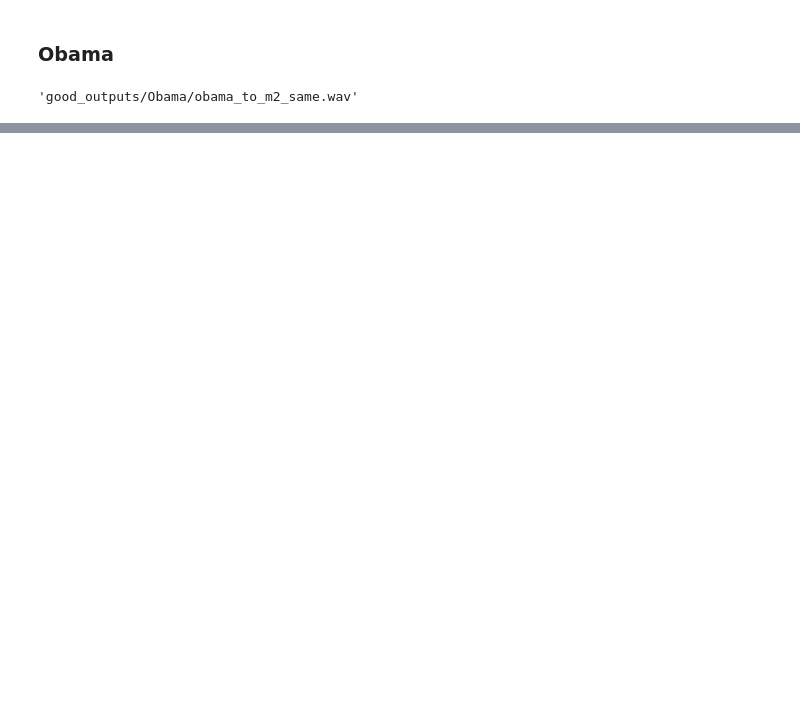
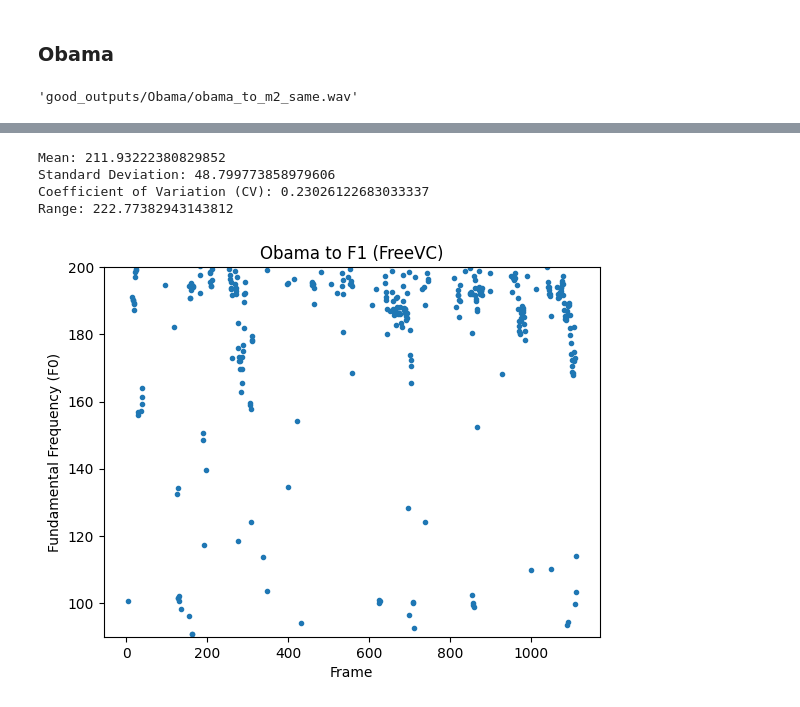
Before and after one commit to ndsoham/PSI-Prosody-Experiment, a Jupyter notebook: Timbre-Conversion-FreeVC.ipynb, the cells around one changed output, grey strips where cells are left out. Cells and saved outputs as stored; diff of their text form; code cells hidden in the pictures; blank space fills up the shorter version.

```diff
--- a/Timbre-Conversion-FreeVC.ipynb
+++ b/Timbre-Conversion-FreeVC.ipynb
@@ -102,0 +140,9 @@ FreeVC.voice_conversion_to_file(
+# %%
+obama_to_f1_f0s = estimate_frequencies("good_outputs/Obama/FreeVC/obama_to_f1.wav", "Obama to F1 (FreeVC)")
+print_statistics(obama_to_f1_f0s)
+# %% [output]
+Mean: 211.93222380829852
+Standard Deviation: 48.799773858979606
+Coefficient of Variation (CV): 0.23026122683033337
+Range: 222.77382943143812
+[figure, added]
```
Also changed, not shown: parts of 7 cells of this notebook.
